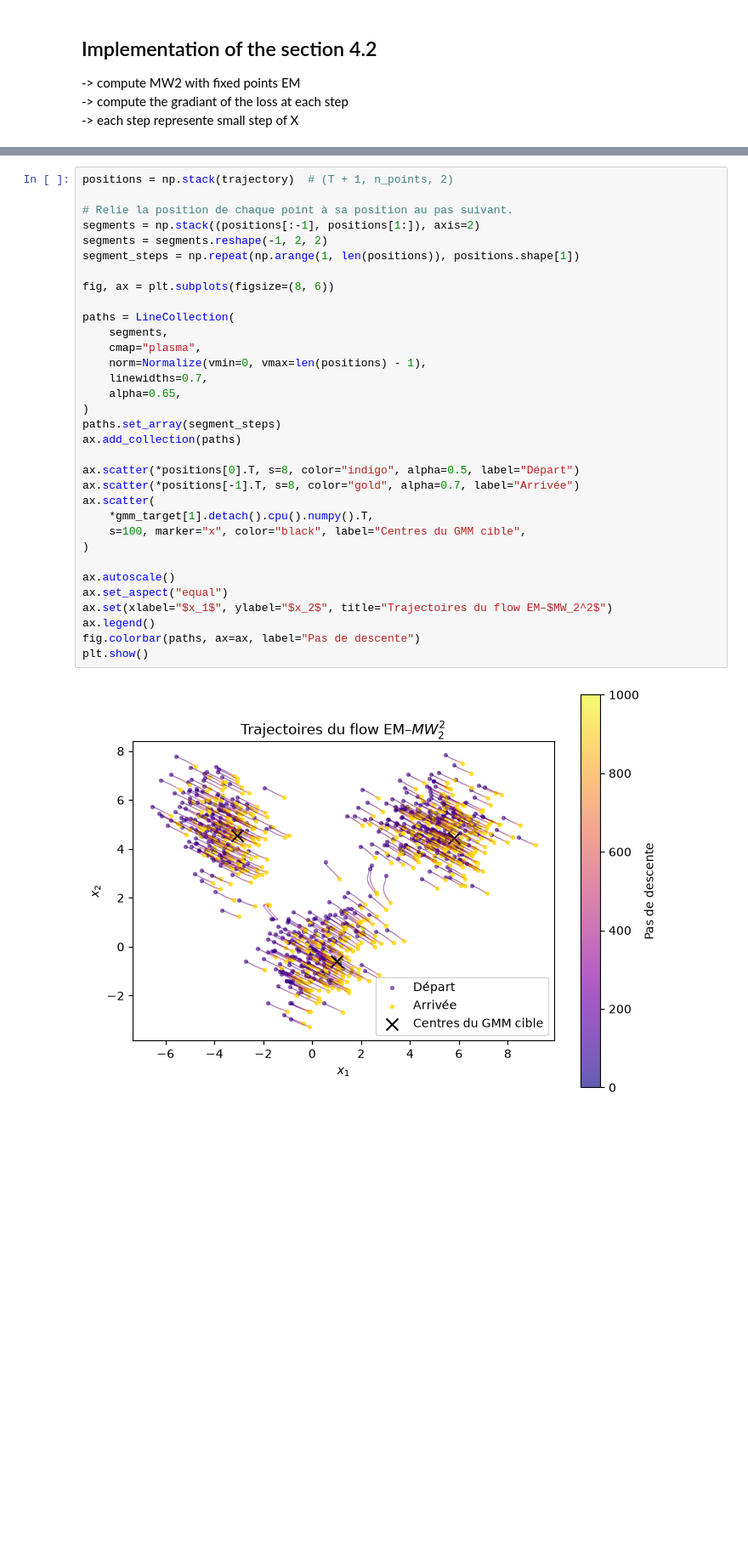
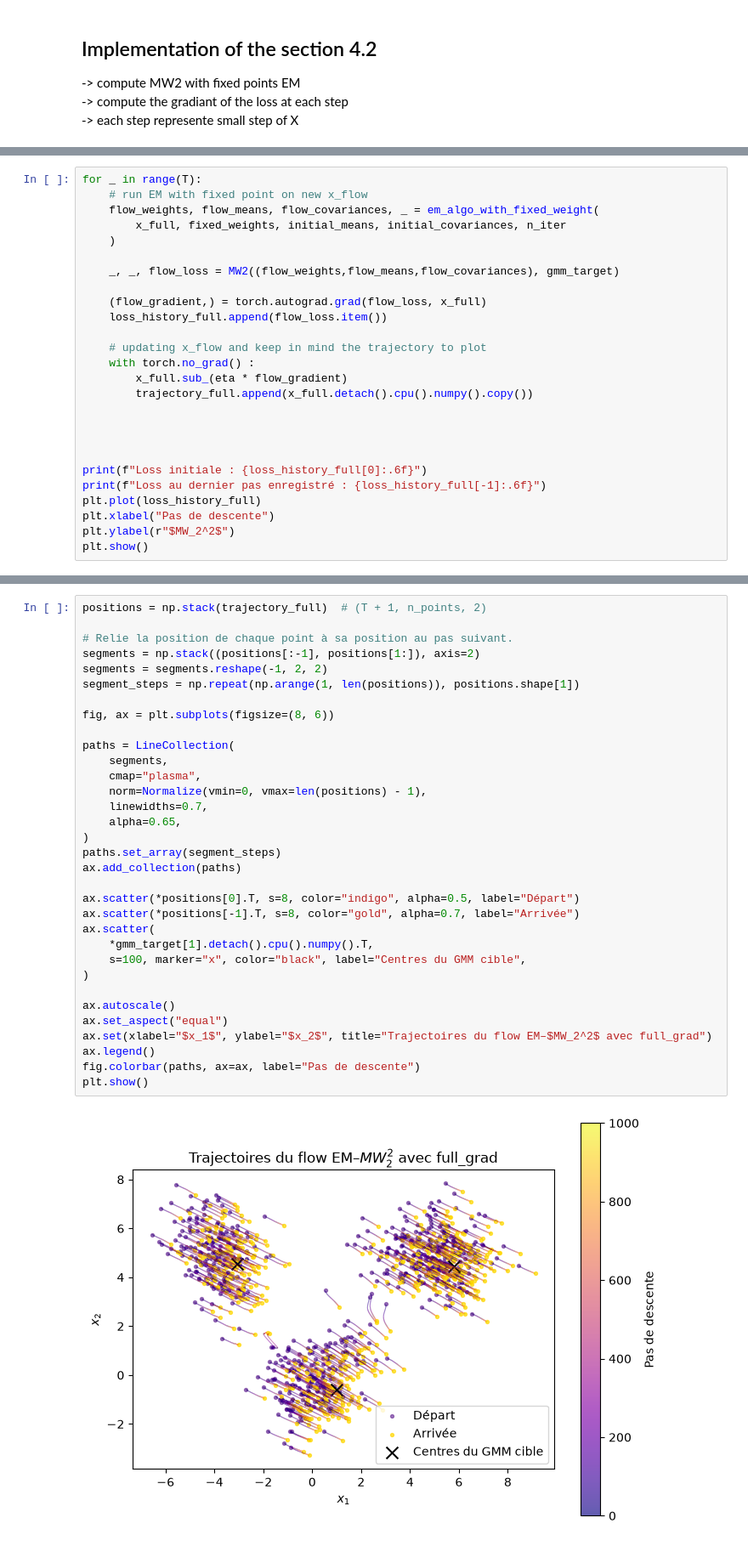
Before and after one commit to MDelpech/Differentiable_EM_OT_Application, a Jupyter notebook: EM_torch.ipynb, the cells around one changed output, grey strips where cells are left out. Shown at 85% size. Saved outputs shown, nothing was run; the diff lists cells and outputs as text; blank space fills up the shorter version.

Commit message:
add OS_gradient methode

```diff
--- a/EM_torch.ipynb
+++ b/EM_torch.ipynb
@@ -540,0 +553,26 @@ Loss au dernier pas enregistré : 0.083151
+# %%
+for _ in range(T):
+    # run EM with fixed point on new x_flow
+    flow_weights, flow_means, flow_covariances, _ = em_algo_with_fixed_weight(
+        x_full, fixed_weights, initial_means, initial_covariances, n_iter
+    )
+
+    _, _, flow_loss = MW2((flow_weights,flow_means,flow_covariances), gmm_target)
+
+    (flow_gradient,) = torch.autograd.grad(flow_loss, x_full)
+    loss_history_full.append(flow_loss.item())
+
+    # updating x_flow and keep in mind the trajectory to plot
+    with torch.no_grad() :
+        x_full.sub_(eta * flow_gradient)
+        trajectory_full.append(x_full.detach().cpu().numpy().copy())
+
+
+
+
+print(f"Loss initiale : {loss_history_full[0]:.6f}")
+print(f"Loss au dernier pas enregistré : {loss_history_full[-1]:.6f}")
+plt.plot(loss_history_full)
+plt.xlabel("Pas de descente")
+plt.ylabel(r"$MW_2^2$")
+plt.show()
@@ -541,35 +622,35 @@ Loss au dernier pas enregistré : 0.083151
 # %%
-positions = np.stack(trajectory)  # (T + 1, n_points, 2)
+positions = np.stack(trajectory_full)  # (T + 1, n_points, 2)
 
 # Relie la position de chaque point à sa position au pas suivant.
 segments = np.stack((positions[:-1], positions[1:]), axis=2)
 segments = segments.reshape(-1, 2, 2)
 segment_steps = np.repeat(np.arange(1, len(positions)), positions.shape[1])
 
 fig, ax = plt.subplots(figsize=(8, 6))
 
 paths = LineCollection(
     segments,
     cmap="plasma",
     norm=Normalize(vmin=0, vmax=len(positions) - 1),
     linewidths=0.7,
     alpha=0.65,
 )
 paths.set_array(segment_steps)
 ax.add_collection(paths)
 
 ax.scatter(*positions[0].T, s=8, color="indigo", alpha=0.5, label="Départ")
 ax.scatter(*positions[-1].T, s=8, color="gold", alpha=0.7, label="Arrivée")
 ax.scatter(
     *gmm_target[1].detach().cpu().numpy().T,
     s=100, marker="x", color="black", label="Centres du GMM cible",
 )
 
 ax.autoscale()
 ax.set_aspect("equal")
-ax.set(xlabel="$x_1$", ylabel="$x_2$", title="Trajectoires du flow EM–$MW_2^2$")
+ax.set(xlabel="$x_1$", ylabel="$x_2$", title="Trajectoires du flow EM–$MW_2^2$ avec full_grad")
 ax.legend()
 fig.colorbar(paths, ax=ax, label="Pas de descente")
 plt.show()
 # %% [output]
-[figure, old version]
+[figure, new version]
```
Also changed, not shown: parts of 10 cells of this notebook.
